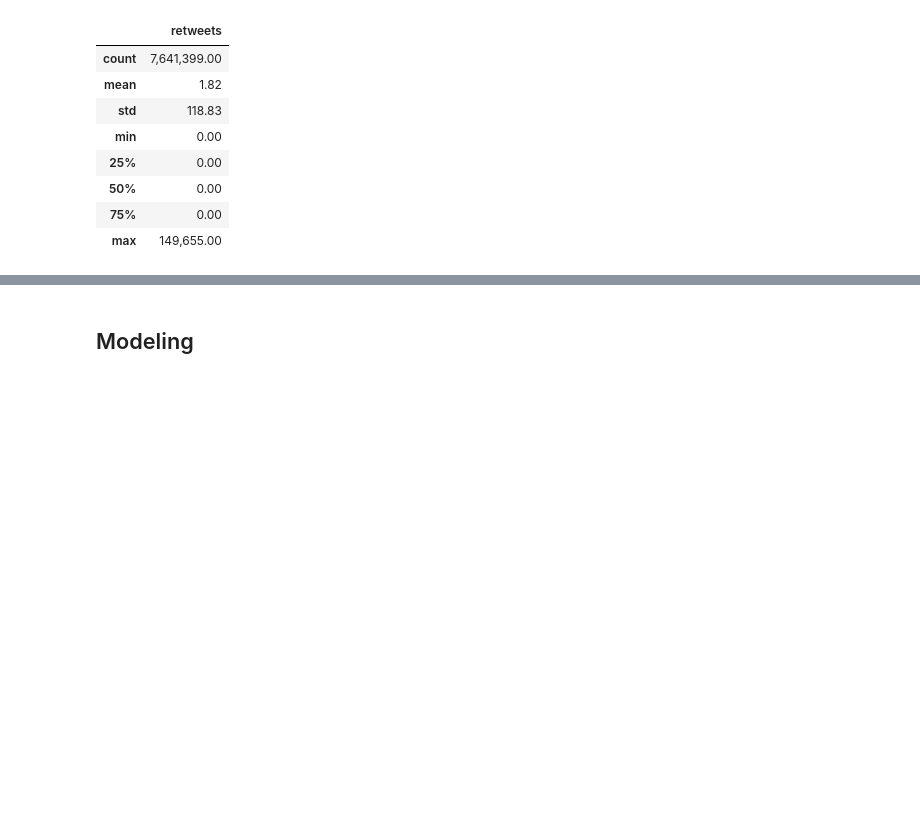
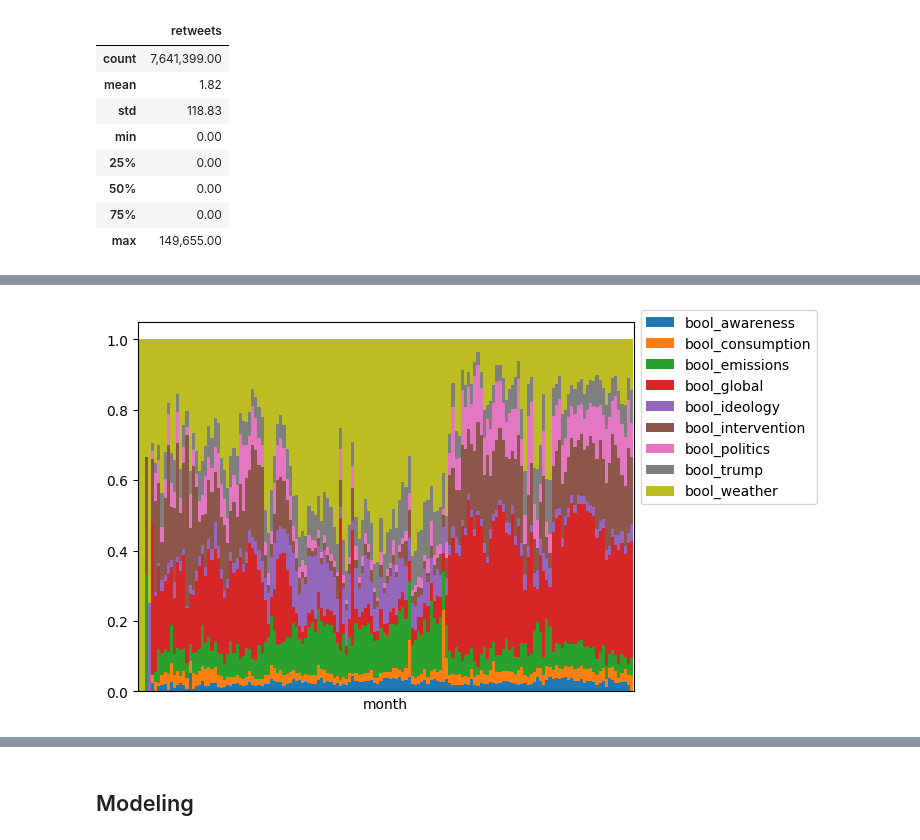
Before and after one commit to matthewbbone/twitterChambers, a Jupyter notebook: statsSummative/TweetEDA.ipynb, the cells around one changed output, grey strips where cells are left out. Cells and saved outputs as stored; diff of their text form; code cells hidden in the pictures; blank space fills up the shorter version.

```diff
--- a/statsSummative/TweetEDA.ipynb
+++ b/statsSummative/TweetEDA.ipynb
@@ -189,0 +217,10 @@ gini(translated_df['retweets'].sample(100000).to_numpy())
+# %%
+df = translated_df[['month'] + framing_predictors].groupby('month').agg({t:'sum' for t in framing_predictors})
+df['total'] = df[framing_predictors].sum(axis=1)
+
+for t in framing_predictors:
+    df[t] = df[t] / df['total']
+
+df['month'] = df.index
+
+del df['total']
@@ -189,0 +244,12 @@ gini(translated_df['retweets'].sample(100000).to_numpy())
+# %%
+df.plot(x='month', kind='bar', stacked=True, width=1)
+plt.tick_params(
+    axis='x',          # changes apply to the x-axis
+    which='both',      # both major and minor ticks are affected
+    bottom=False,      # ticks along the bottom edge are off
+    top=False,         # ticks along the top edge are off
+    labelbottom=False)
+plt.legend(bbox_to_anchor=(1, 1.05))
+plt.show()
+# %% [output]
+[figure, added]
```
Also changed, not shown: parts of 24 cells of this notebook.
